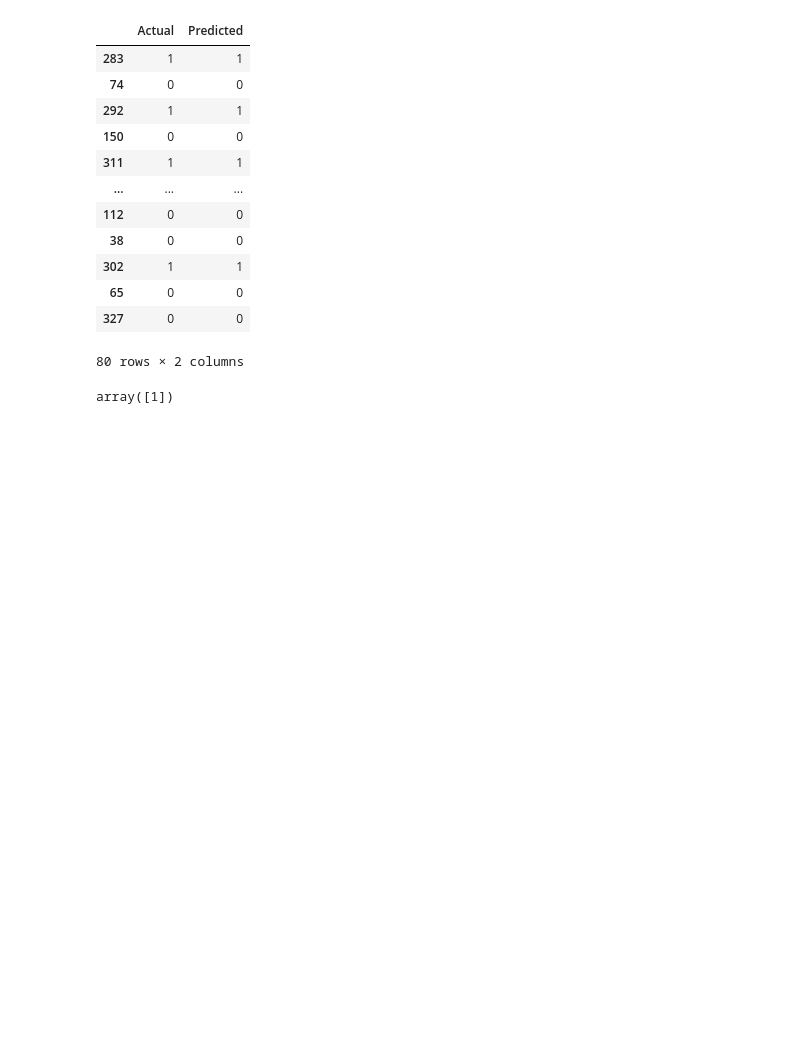
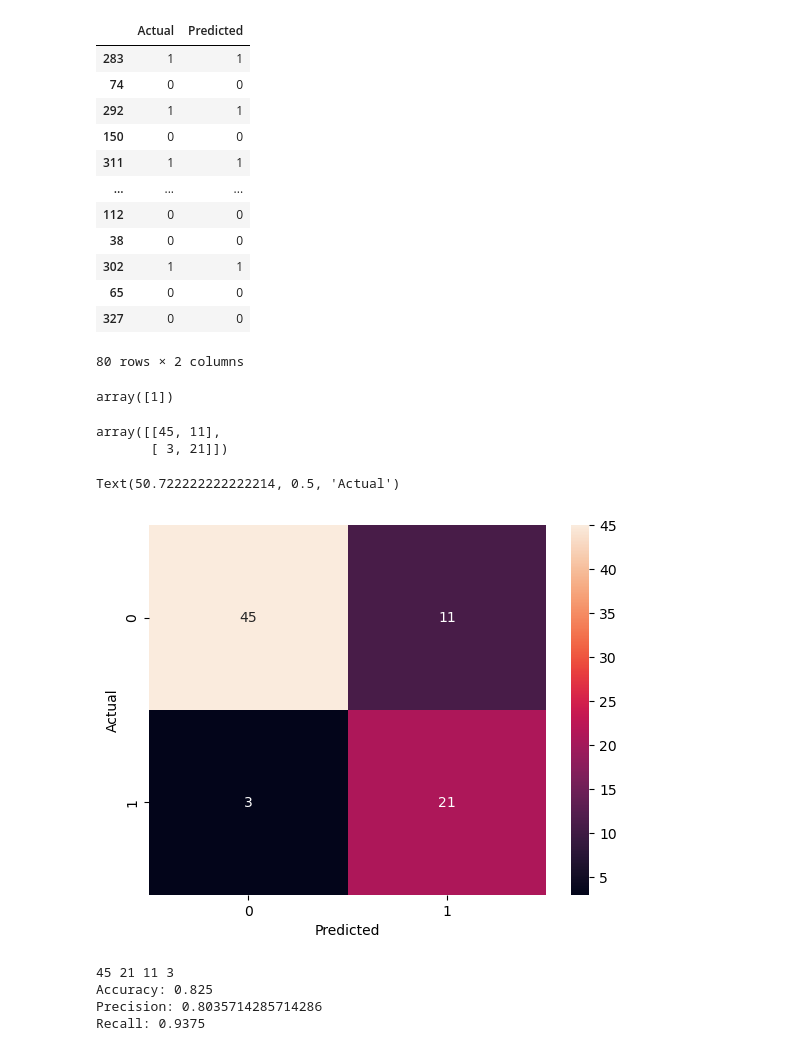
Before and after one commit to KrishMiyani13/Python-2_Notes, a Jupyter notebook: T2/L4.1.ipynb, the cells around one changed output. Cells and saved outputs as stored; diff of their text form; code cells hidden in the pictures; blank space fills up the shorter version.

```diff
--- a/T2/L4.1.ipynb
+++ b/T2/L4.1.ipynb
@@ -146,3 +146,31 @@ KNN.predict([[25, 30000,False]])
 array([1])
 # %%
 conf_matrix = confusion_matrix(y_test,y_pred)
+conf_matrix
+# %% [output]
+array([[45, 11],
+       [ 3, 21]])
+# %%
+sns.heatmap(conf_matrix, annot=True)
+plt.xlabel("Predicted")
+plt.ylabel("Actual")
+# %% [output]
+Text(50.722222222222214, 0.5, 'Actual')
+[figure, added]
+# %%
+TP = conf_matrix[0][0]
+TN = conf_matrix[1][1]
+FP = conf_matrix[0][1]
+FN = conf_matrix[1][0]
+print(TP, TN, FP, FN)
+accuracy = (TP + TN) / np.sum(conf_matrix)
+precision = TP / (TP + FP)
+recall = TP / (TP + FN)
+print("Accuracy:", accuracy)
+print("Precision:", precision)
+print("Recall:", recall)
+# %% [output]
+45 21 11 3
+Accuracy: 0.825
+Precision: 0.8035714285714286
+Recall: 0.9375
```
